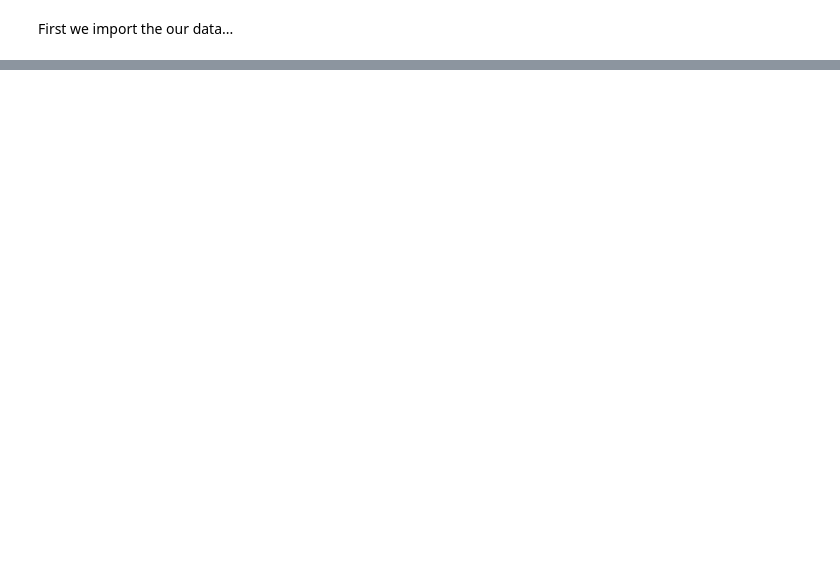
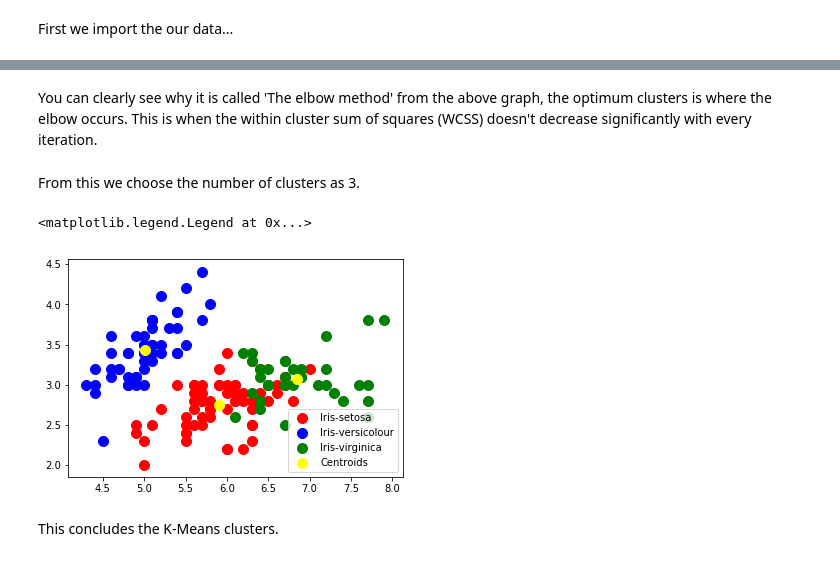
Before and after one commit to ranjitab7057/The-Sparks-Foundation-, a Jupyter notebook: Task 2/Task 2 Work.ipynb, the cells around one changed output, grey strips where cells are left out. Drawn from its saved outputs; the diff is of its cells as text; code cells hidden in the pictures; blank space fills up the shorter version.

```diff
--- a/Task 2/Task 2 Work.ipynb
+++ b/Task 2/Task 2 Work.ipynb
@@ -136,0 +15,5 @@ Predicted Score of a student studying 9.25 hours: [[93.69173249]]
+# %%
+# Load the iris dataset
+iris = datasets.load_iris()
+iris_df = pd.DataFrame(iris.data, columns = iris.feature_names)
+iris_df.head() # See the first 5 rows
@@ -136,0 +29,19 @@ Predicted Score of a student studying 9.25 hours: [[93.69173249]]
+# %%
+x = iris_df.iloc[:, [0, 1, 2, 3]].values
+
+from sklearn.cluster import KMeans
+wcss = []
+
+for i in range(1, 11):
+    kmeans = KMeans(n_clusters = i, init = 'k-means++',
+                    max_iter = 300, n_init = 10, random_state = 0)
+    kmeans.fit(x)
+    wcss.append(kmeans.inertia_)
+
+# Plotting the results onto a line graph,
+# `allowing us to observe 'The elbow'
+plt.plot(range(1, 11), wcss)
+plt.title('The elbow method')
+plt.xlabel('Number of clusters')
+plt.ylabel('WCSS') # Within cluster sum of squares
+plt.show()
@@ -136,0 +50,28 @@ Predicted Score of a student studying 9.25 hours: [[93.69173249]]
+# %% [markdown]
+You can clearly see why it is called 'The elbow method' from the above graph, the optimum clusters is where the elbow occurs. This is when the within cluster sum of squares (WCSS) doesn't decrease significantly with every iteration.
+# %% [markdown]
+From this we choose the number of clusters as 3.
+# %%
+# Applying kmeans to the dataset / Creating the kmeans classifier
+kmeans = KMeans(n_clusters = 3, init = 'k-means++',
+                max_iter = 300, n_init = 10, random_state = 0)
+y_kmeans = kmeans.fit_predict(x)
+# %%
+# Visualising the clusters - On the first two columns
+plt.scatter(x[y_kmeans == 0, 0], x[y_kmeans == 0, 1],
+            s = 100, c = 'red', label = 'Iris-setosa')
+plt.scatter(x[y_kmeans == 1, 0], x[y_kmeans == 1, 1],
+            s = 100, c = 'blue', label = 'Iris-versicolour')
+plt.scatter(x[y_kmeans == 2, 0], x[y_kmeans == 2, 1],
+            s = 100, c = 'green', label = 'Iris-virginica')
+
+# Plotting the centroids of the clusters
+plt.scatter(kmeans.cluster_centers_[:, 0], kmeans.cluster_centers_[:,1],
+            s = 100, c = 'yellow', label = 'Centroids')
+
+plt.legend()
+# %% [output]
+<matplotlib.legend.Legend at 0x...>
+[figure, added]
+# %% [markdown]
+This concludes the K-Means clusters.
```
Also changed, not shown: parts of 30 cells of this notebook.
